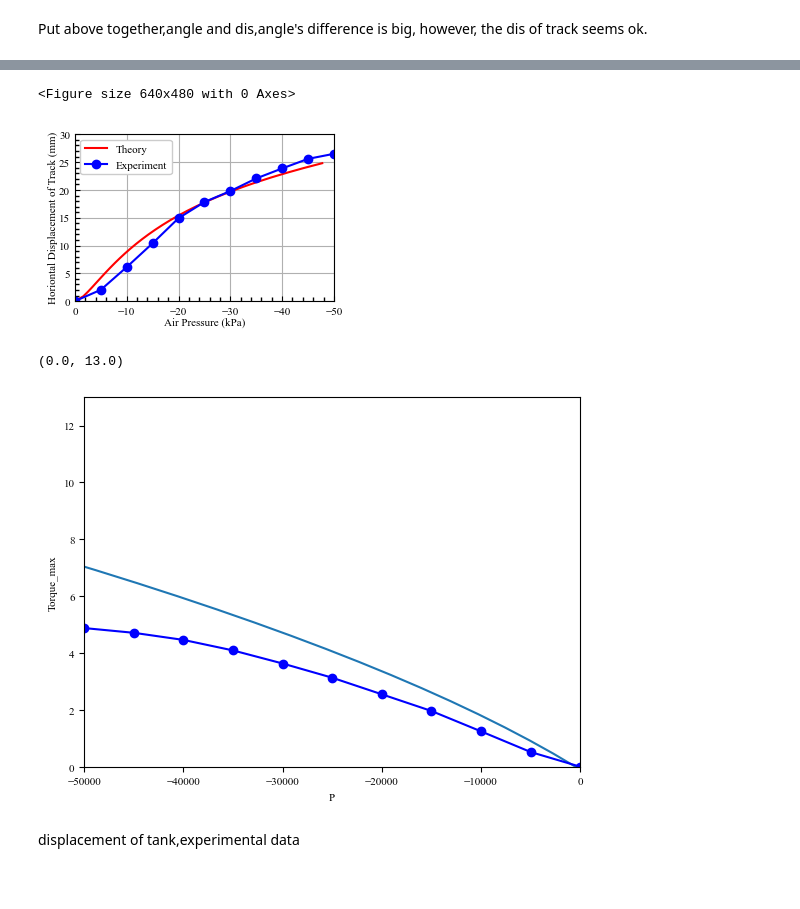
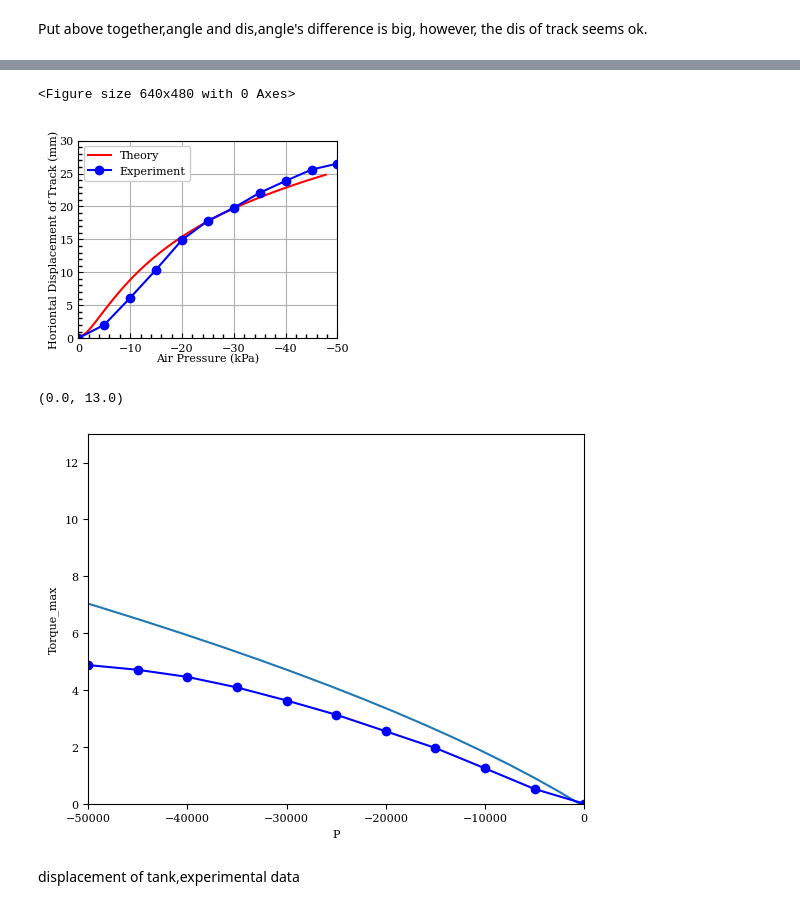
Before and after one commit to KANZEZ/sr_tank, a Jupyter notebook: kinetic_verify_edited.ipynb, the cells around one changed output, grey strips where cells are left out. Saved outputs shown, nothing was run; the diff lists cells and outputs as text; code cells hidden in the pictures; blank space fills up the shorter version.

```diff
--- a/kinetic_verify_edited.ipynb
+++ b/kinetic_verify_edited.ipynb
@@ -99,8 +99,8 @@ plt.show()
 # %%
-
-plt.rcParams["font.family"] = "Times New Roman"
+plt.rcParams["font.family"] = "DeJavu Serif"
+#plt.rcParams["font.family"] = "Times New Roman"
 plt.tight_layout()
-plt.figure(figsize=(8.49/2.54, 5.5/2.54))
+plt.figure(figsize=(8.49/2.54, 5.5/2.54+0.4))
 #plt.plot(P_t, angle_t*pi/180*r,'r',label = 'Theory')
 plt.plot(P_theory / 1000, ang  * r,'r',label = 'Theory')
 plt.plot(-P_ex / 1000,2*dis_ex,'o-b',label = 'Experiment')
@@ -109,35 +109,35 @@ plt.tick_params(axis="both", which="minor", direction="in", width=1, length=3)
 plt.tick_params(\
     axis='x',#设置x轴
     direction='in',# 小坐标方向，in、out
     which='both',      # 主标尺和小标尺一起显示，major、minor、both
     bottom=True,      #底部标尺打开
     top=False,         #上部标尺关闭
     labelbottom=True #x轴标签打开
     )
 plt.tick_params(\
     axis='y',
     direction='in',
     which='both',
     left=True,
     right=False,
     labelbottom=True
     )
-# plt.tick_params(labelsize=8)
+plt.tick_params(labelsize=8)
 
 plt.legend(title='', loc='upper left', framealpha=1)
 plt.rcParams.update({'font.size':8})
 plt.xlabel('Air Pressure (kPa)',labelpad=0.5)
 plt.ylabel('Horiontal Displacement of Track (mm)',labelpad=0.5)
 plt.grid()
 plt.ylim(0,30)
 plt.xlim(0, -50)
 
 plt.savefig('Track dis-P-verify.svg',format = "svg", dpi= 300)
 
 plt.show()
 # %% [output]
 <Figure size 640x480 with 0 Axes>
-[figure, old version]
+[figure, new version]
 # %%
 T_max_theory = []
 n_p = 80
@@ -166,7 +166,7 @@ plt.xlim([-50000, 0])
 plt.ylim([0, 13])
 # %% [output]
 (0.0, 13.0)
-[figure, old version]
+[figure, new version]
 # %% [markdown]
 displacement of tank,experimental data
 # %%
```
Also changed, not shown: parts of 11 cells of this notebook, 4 other files.
